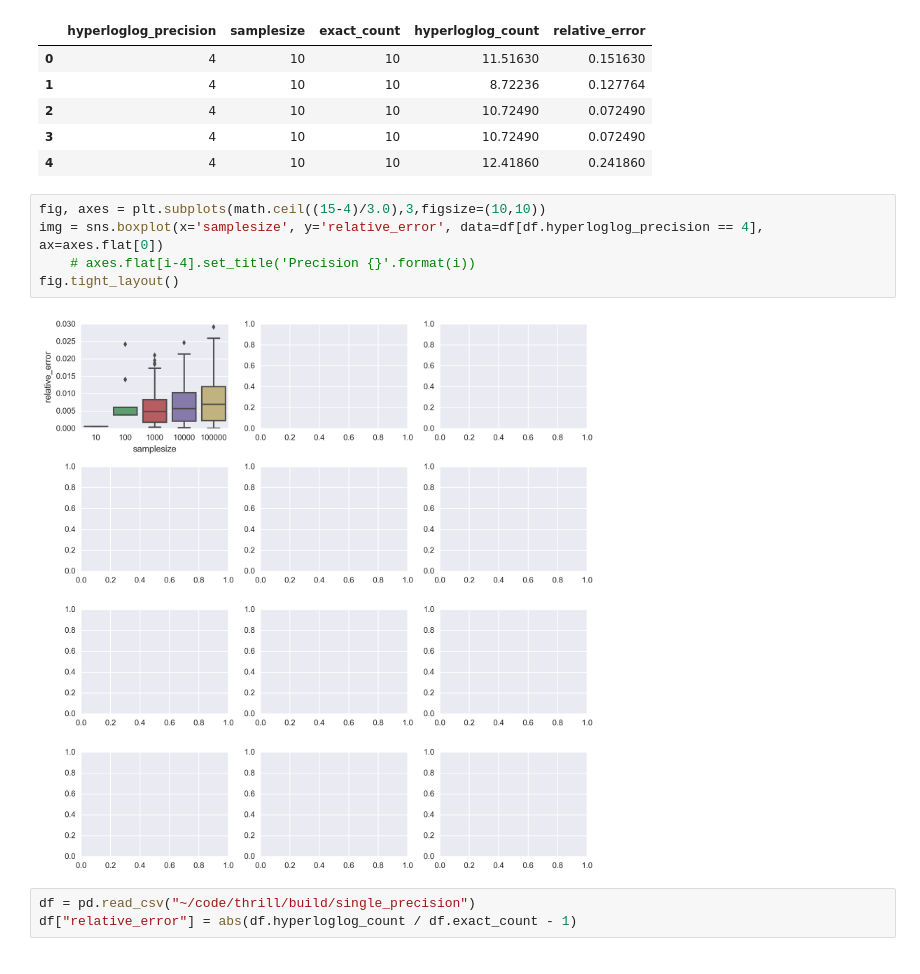
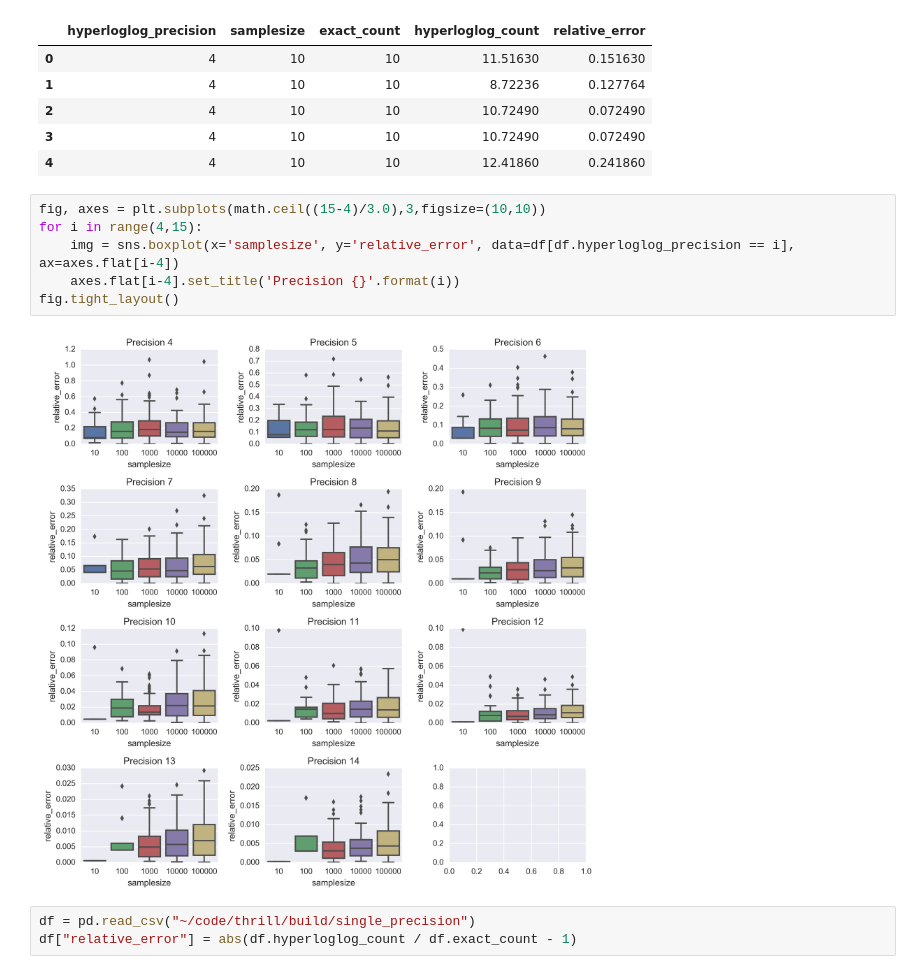
Before and after one commit to cocreature/thrill, a Jupyter notebook: examples/hyperloglog/error_evaluation.ipynb, the cells around one changed output. Cells and saved outputs as stored; diff of their text form.

```diff
--- a/examples/hyperloglog/error_evaluation.ipynb
+++ b/examples/hyperloglog/error_evaluation.ipynb
@@ -21,11 +21,12 @@ df.head()
 | 4 | 4 | 10 | 10 | 12.41860 | 0.241860 |
 # %%
 fig, axes = plt.subplots(math.ceil((15-4)/3.0),3,figsize=(10,10))
-img = sns.boxplot(x='samplesize', y='relative_error', data=df[df.hyperloglog_precision == 4], ax=axes.flat[0])
-    # axes.flat[i-4].set_title('Precision {}'.format(i))
+for i in range(4,15):
+    img = sns.boxplot(x='samplesize', y='relative_error', data=df[df.hyperloglog_precision == i], ax=axes.flat[i-4])
+    axes.flat[i-4].set_title('Precision {}'.format(i))
 fig.tight_layout()
 # %% [output]
-[figure, old version]
+[figure, new version]
 # %%
 df = pd.read_csv("~/code/thrill/build/single_precision")
 df["relative_error"] = abs(df.hyperloglog_count / df.exact_count - 1)
```
